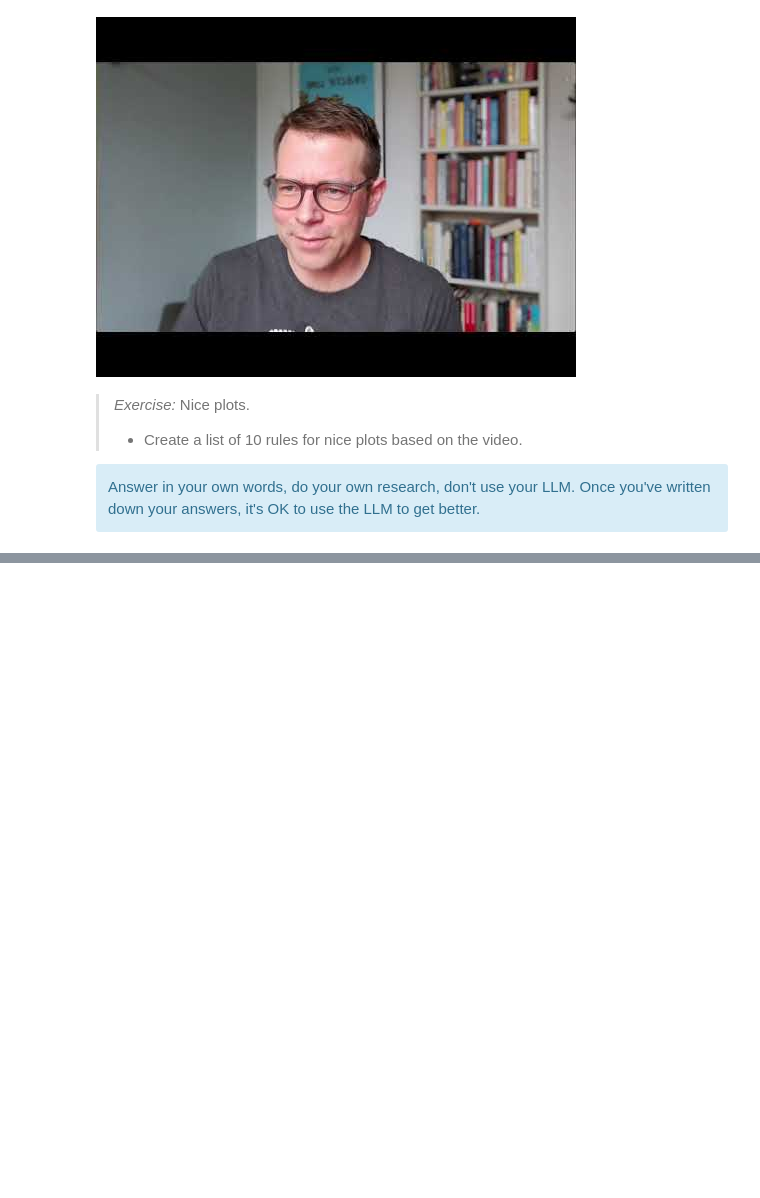
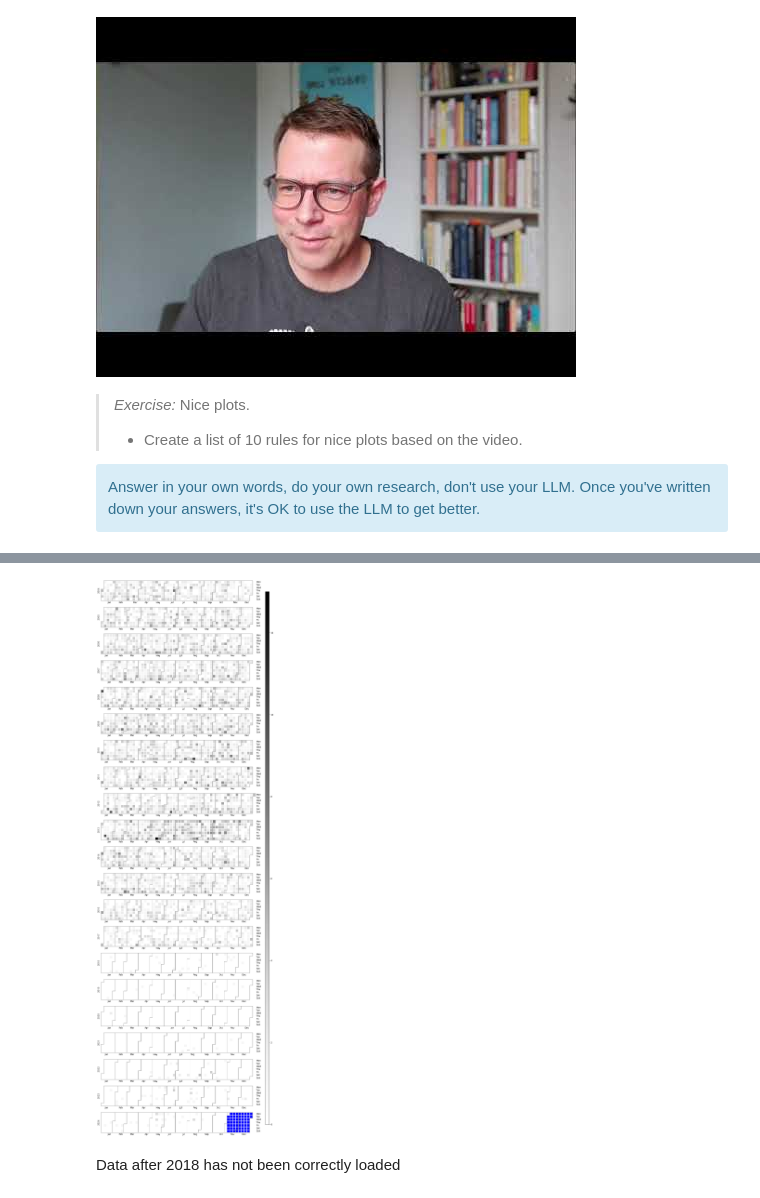
Before and after one commit to AleksandarLukic96/02806_Social_Data, a Jupyter notebook: notebooks/W2_Victor.ipynb, the cells around one changed output, grey strips where cells are left out. Saved outputs shown, nothing was run; the diff lists cells and outputs as text; code cells hidden in the pictures; blank space fills up the shorter version.

```diff
--- a/notebooks/W2_Victor.ipynb
+++ b/notebooks/W2_Victor.ipynb
@@ -344,0 +328,35 @@ Detailed LLM hints in gray in the text itself.
+# %%
+#Calandar plot
+import numpy as np; np.random.seed(sum(map(ord, 'calplot')))
+import pandas as pd
+import calplot
+
+# Create a Date column by combining Year, Month, and Day
+data['Date'] = pd.to_datetime(data[['Year', 'Month', 'Day']])
+#Only for drunkenness
+drunkData = data[data["Category"] == "DRUNKENNESS"]
+
+crimes = drunkData['Date'].value_counts().sort_index() # Count the number of incidents per day
+
+
+# green->yellow->red colormap colormap
+cmap_orig = plt.colormaps['Greys']
+
+# Plot the calendar heatmap
+calplot.calplot(
+    data=crimes,
+    cmap=cmap_orig,
+    fillcolor="Blue",
+    colorbar=True,
+    yearlabel_kws={
+        'fontname':'Arial',
+        'fontsize':12,
+        'fontweight':'bold'
+    }
+)
+
+plt.show()
+# %% [output]
+[figure, added]
+# %% [markdown]
+Data after 2018 has not been correctly loaded
```
Also changed, not shown: parts of 18 cells of this notebook.
